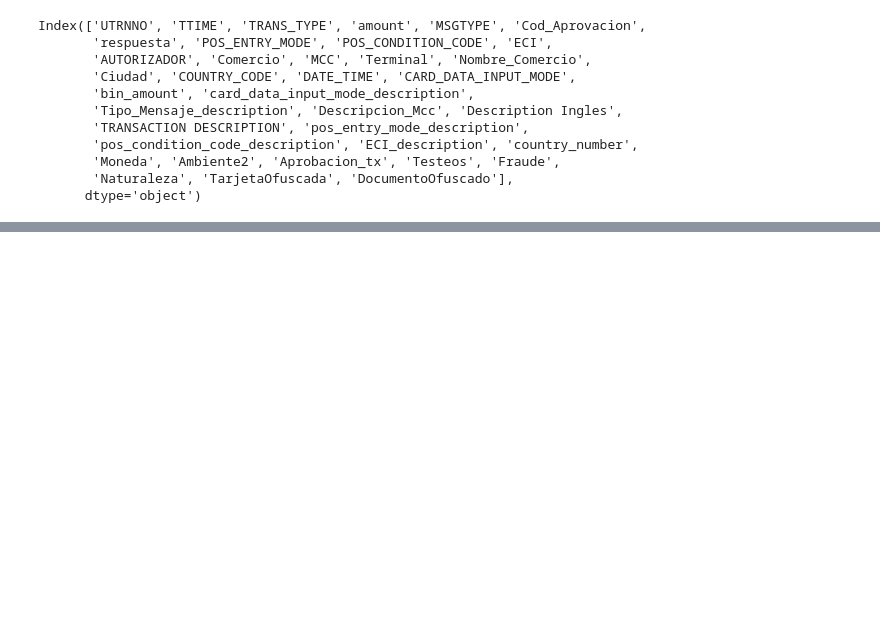
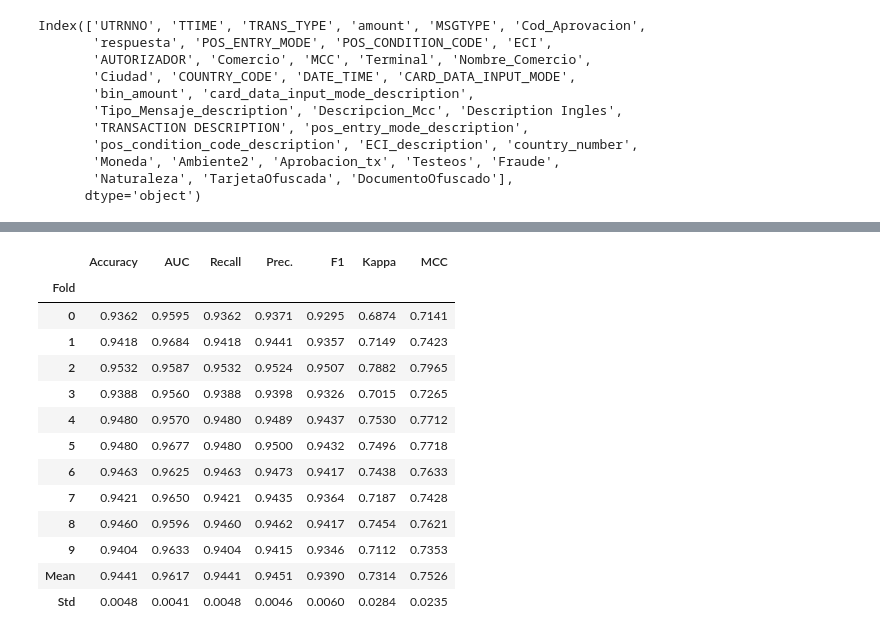
Before and after one commit to jagvgithub/Classification_Regression_models, a Jupyter notebook: ModeloFraude.ipynb, the cells around one changed output, grey strips where cells are left out. Cells and saved outputs as stored; diff of their text form; code cells hidden in the pictures; blank space fills up the shorter version.

```diff
--- a/ModeloFraude.ipynb
+++ b/ModeloFraude.ipynb
@@ -249,2 +235,3 @@ More info: https://pycaret.gitbook.io/docs/get-started/quickstart
 # %%
-modelo = create_model('knn')
+modelo = create_model('lr')
+# %% [output]
@@ -250,0 +239,14 @@ modelo = create_model('knn')
+|  | Accuracy | AUC | Recall | Prec. | F1 | Kappa | MCC |
+| Fold |  |  |  |  |  |  |  |
+| 0 | 0.9362 | 0.9595 | 0.9362 | 0.9371 | 0.9295 | 0.6874 | 0.7141 |
+| 1 | 0.9418 | 0.9684 | 0.9418 | 0.9441 | 0.9357 | 0.7149 | 0.7423 |
+| 2 | 0.9532 | 0.9587 | 0.9532 | 0.9524 | 0.9507 | 0.7882 | 0.7965 |
+| 3 | 0.9388 | 0.9560 | 0.9388 | 0.9398 | 0.9326 | 0.7015 | 0.7265 |
+| 4 | 0.9480 | 0.9570 | 0.9480 | 0.9489 | 0.9437 | 0.7530 | 0.7712 |
+| 5 | 0.9480 | 0.9677 | 0.9480 | 0.9500 | 0.9432 | 0.7496 | 0.7718 |
+| 6 | 0.9463 | 0.9625 | 0.9463 | 0.9473 | 0.9417 | 0.7438 | 0.7633 |
+| 7 | 0.9421 | 0.9650 | 0.9421 | 0.9435 | 0.9364 | 0.7187 | 0.7428 |
+| 8 | 0.9460 | 0.9596 | 0.9460 | 0.9462 | 0.9417 | 0.7454 | 0.7621 |
+| 9 | 0.9404 | 0.9633 | 0.9404 | 0.9415 | 0.9346 | 0.7112 | 0.7353 |
+| Mean | 0.9441 | 0.9617 | 0.9441 | 0.9451 | 0.9390 | 0.7314 | 0.7526 |
+| Std | 0.0048 | 0.0041 | 0.0048 | 0.0046 | 0.0060 | 0.0284 | 0.0235 |
```
Also changed, not shown: parts of 23 cells of this notebook.
